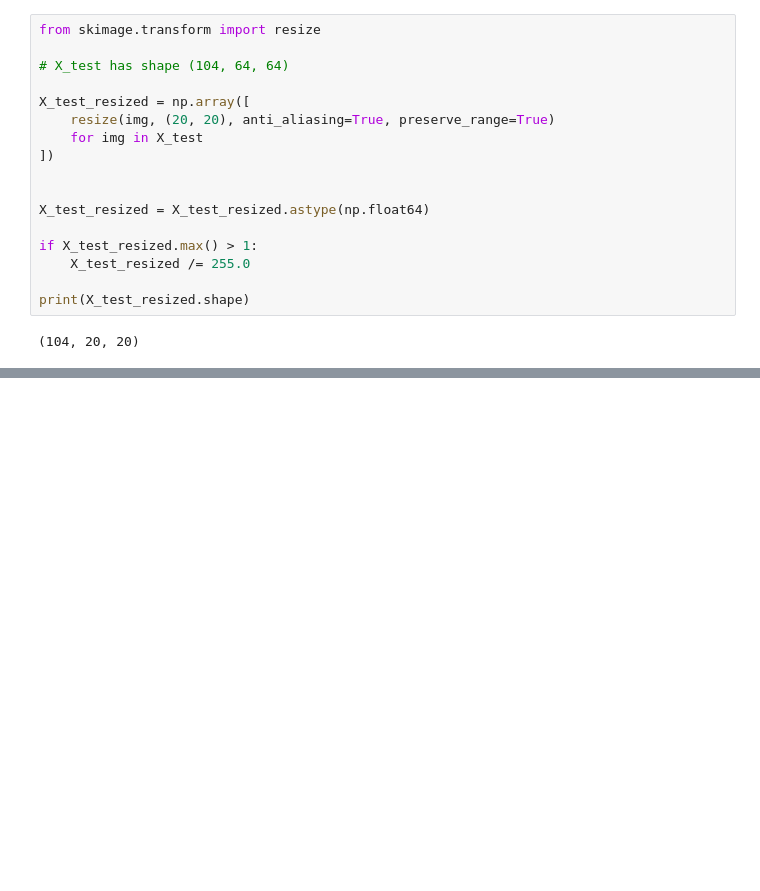
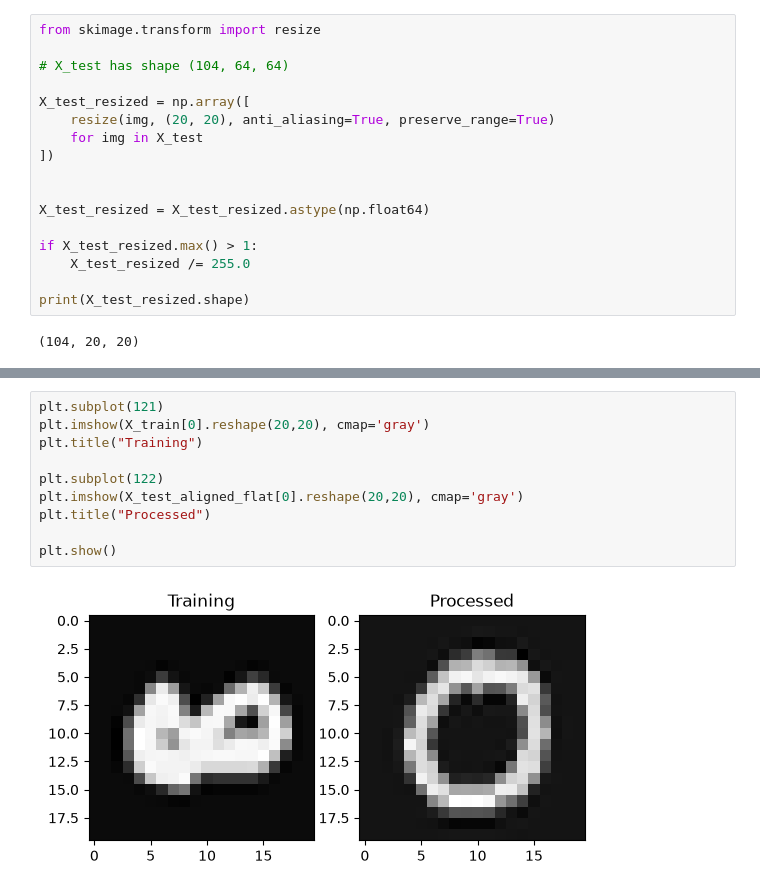
Before and after one commit to Hriddha/CSE445, a Jupyter notebook: Assignment_3/Asn3.ipynb, the cells around one changed output, grey strips where cells are left out. Drawn from its saved outputs; the diff is of its cells as text; blank space fills up the shorter version.

```diff
--- a/Assignment_3/Asn3.ipynb
+++ b/Assignment_3/Asn3.ipynb
@@ -446,3 +516,15 @@ X_test_processed = np.array(X_test_processed).reshape(-1,400)
+# %%
+plt.subplot(121)
+plt.imshow(X_train[0].reshape(20,20), cmap='gray')
+plt.title("Training")
+
+plt.subplot(122)
+plt.imshow(X_test_aligned_flat[0].reshape(20,20), cmap='gray')
+plt.title("Processed")
+
+plt.show()
+# %% [output]
+[figure, added]
 # %%
 train_loss, train_acc = model.evaluate(X_train, y_train)
 cv_loss, cv_acc = model.evaluate(X_cv, y_cv)
```
Also changed, not shown: parts of 15 cells of this notebook.
